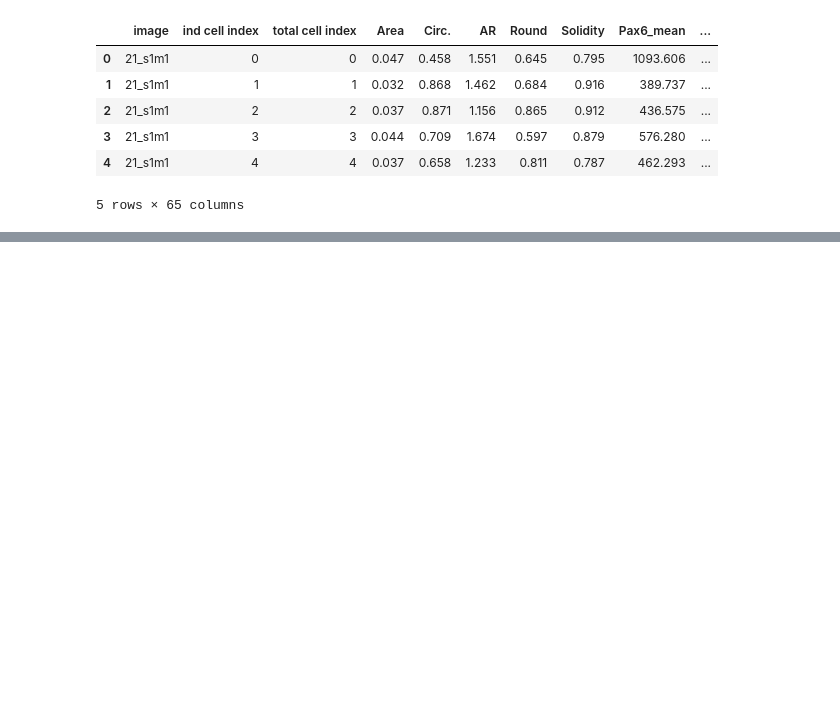
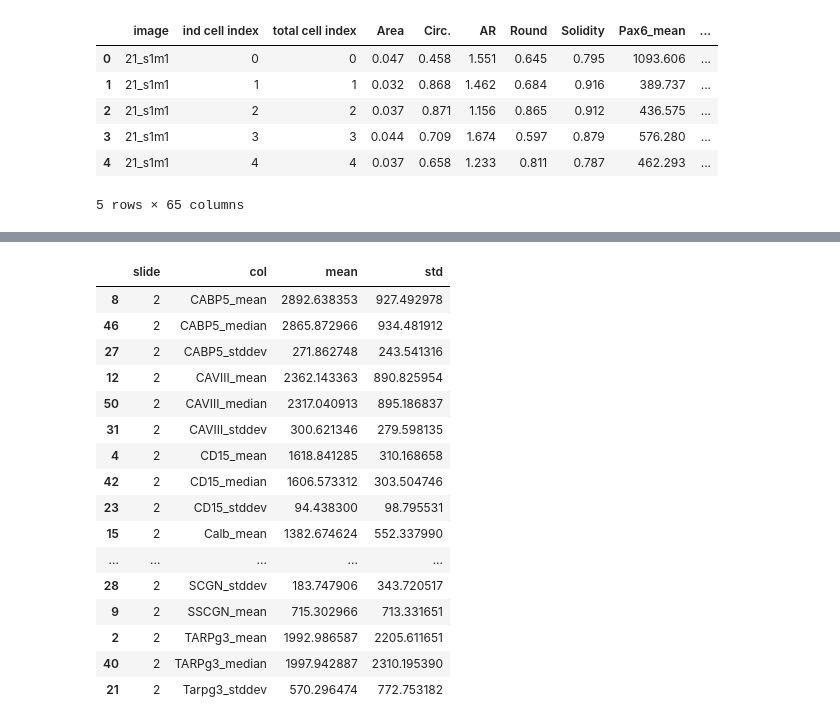
Before and after one commit to Amanda-McLaughlin/mIHC_Analysis, a Jupyter notebook: BM_AM_180808_190326.ipynb, the cells around one changed output, grey strips where cells are left out. Cells and saved outputs as stored; diff of their text form; code cells hidden in the pictures; blank space fills up the shorter version.

```diff
--- a/BM_AM_180808_190326.ipynb
+++ b/BM_AM_180808_190326.ipynb
@@ -42,3 +83,26 @@ totalMean
+# %%
+#calculates mean of the whole data set to determine the center point to normalize to
+totalMean_df=nrm.meanSTD(roi_df, ['Pax6_mean', 'Islet1_mean', 'TARPg3_mean', 'DAPI_mean', 'CD15_mean', 'GLT-1_mean', 'Cav3.1_mean', 'DAPI2_mean', 'CABP5_mean', 'SSCGN_mean', 'Kv2.2_mean', 'DAPI3_mean', 'CAVIII_mean', 'Rec_mean', 'DAPI4_mean', 'Calb_mean', 'PKC_mean', 'Parv_mean', 'DAPI5_mean', 'Pax6_stddev', 'Islet1_stddev', 'Tarpg3_stddev', 'DAPI_stddev', 'CD15_stddev', 'GLT-1_stddev', 'Cav3.1_stddev', 'DAPI2_stddev', 'CABP5_stddev', 'SCGN_stddev', 'Kv2.2_stddev', 'DAPI3_stddev', 'CAVIII_stddev', 'Rec_stddev', 'DAPI4_stddev', 'Calb_stddev', 'PKC_stddev', 'Parv_stddev', 'DAPI5_stddev', 'Pax6_median', 'Islet1_median', 'TARPg3_median', 'DAPI_median','CD15_median','GLT-1_median','Cav3.1_median','DAPI2_median','CABP5_median','SCGN_median','Kv2.2_median', 'DAPI3_median','CAVIII_median','Rec_median','DAPI4_median', 'Calb_median','PKC_median','Parv_median','DAPI5_median'], 1)
+
+totalMean_df
+# %% [output]
+|  | slide | col | mean | std |
+| 8 | 2 | CABP5_mean | 2892.638353 | 927.492978 |
+| 46 | 2 | CABP5_median | 2865.872966 | 934.481912 |
+| 27 | 2 | CABP5_stddev | 271.862748 | 243.541316 |
+| 12 | 2 | CAVIII_mean | 2362.143363 | 890.825954 |
+| 50 | 2 | CAVIII_median | 2317.040913 | 895.186837 |
+| 31 | 2 | CAVIII_stddev | 300.621346 | 279.598135 |
+| 4 | 2 | CD15_mean | 1618.841285 | 310.168658 |
+| 42 | 2 | CD15_median | 1606.573312 | 303.504746 |
+| 23 | 2 | CD15_stddev | 94.438300 | 98.795531 |
+| 15 | 2 | Calb_mean | 1382.674624 | 552.337990 |
+| ... | ... | ... | ... | ... |
+| 28 | 2 | SCGN_stddev | 183.747906 | 343.720517 |
+| 9 | 2 | SSCGN_mean | 715.302966 | 713.331651 |
+| 2 | 2 | TARPg3_mean | 1992.986587 | 2205.611651 |
+| 40 | 2 | TARPg3_median | 1997.942887 | 2310.195390 |
+| 21 | 2 | Tarpg3_stddev | 570.296474 | 772.753182 |
 # %%
 #take each raw value (row) and divide it by its respective mean. This will put everything on 0-1 scale
 #then multiply all rows by the relevant totalMean[mean] to center them on a relevant intensity value
```
Also changed, not shown: parts of 9 cells of this notebook.
